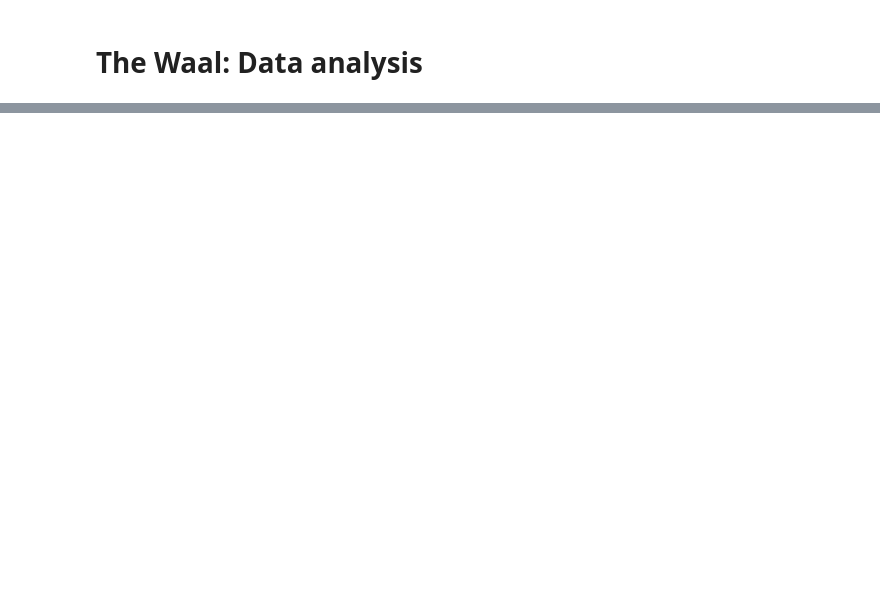
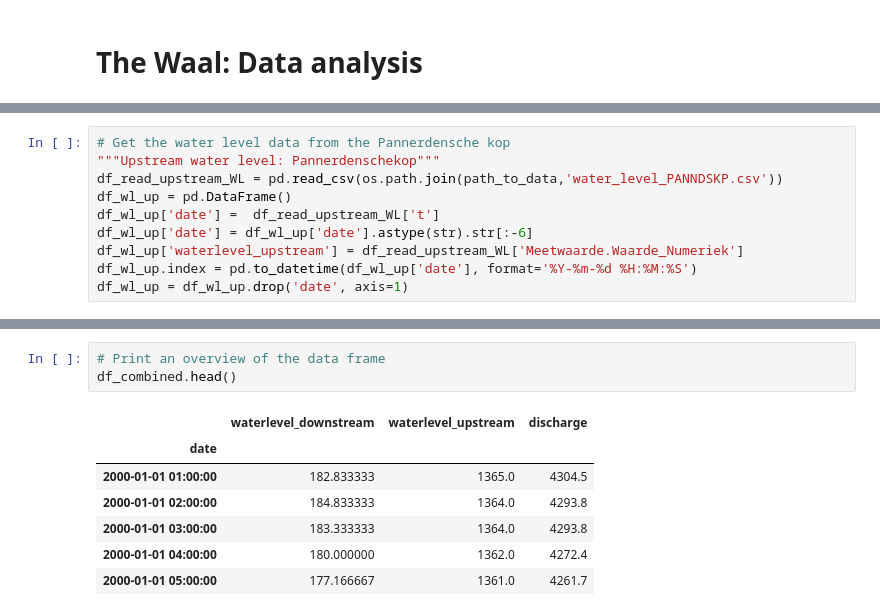
Before and after one commit to openearth/hydrodynamics-course, a Jupyter notebook: jupyter_notebooks/Exercise1_Waal_data_analysis.ipynb, the cells around one changed output, grey strips where cells are left out. Cells and saved outputs as stored; diff of their text form; blank space fills up the shorter version.

Commit message:
updated ex1 + answers, loading dataframes now done, not part of exercise\

```diff
--- a/jupyter_notebooks/Exercise1_Waal_data_analysis.ipynb
+++ b/jupyter_notebooks/Exercise1_Waal_data_analysis.ipynb
@@ -90,0 +114,10 @@ You also can use [the Pandas' merge function](https://pandas.pydata.org/pandas-d
+# %%
+# Get the water level data from the Pannerdensche kop
+"""Upstream water level: Pannerdenschekop"""
+df_read_upstream_WL = pd.read_csv(os.path.join(path_to_data,'water_level_PANNDSKP.csv'))
+df_wl_up = pd.DataFrame()
+df_wl_up['date'] =  df_read_upstream_WL['t']
+df_wl_up['date'] = df_wl_up['date'].astype(str).str[:-6]
+df_wl_up['waterlevel_upstream'] = df_read_upstream_WL['Meetwaarde.Waarde_Numeriek']
+df_wl_up.index = pd.to_datetime(df_wl_up['date'], format='%Y-%m-%d %H:%M:%S')
+df_wl_up = df_wl_up.drop('date', axis=1)
@@ -90,0 +153,11 @@ You also can use [the Pandas' merge function](https://pandas.pydata.org/pandas-d
+# %%
+# Print an overview of the data frame
+df_combined.head()
+# %% [output]
+|  | waterlevel_downstream | waterlevel_upstream | discharge |
+| date |  |  |  |
+| 2000-01-01 01:00:00 | 182.833333 | 1365.0 | 4304.5 |
+| 2000-01-01 02:00:00 | 184.833333 | 1364.0 | 4293.8 |
+| 2000-01-01 03:00:00 | 183.333333 | 1364.0 | 4293.8 |
+| 2000-01-01 04:00:00 | 180.000000 | 1362.0 | 4272.4 |
+| 2000-01-01 05:00:00 | 177.166667 | 1361.0 | 4261.7 |
```
Also changed, not shown: parts of 9 cells of this notebook, 1 other file.
